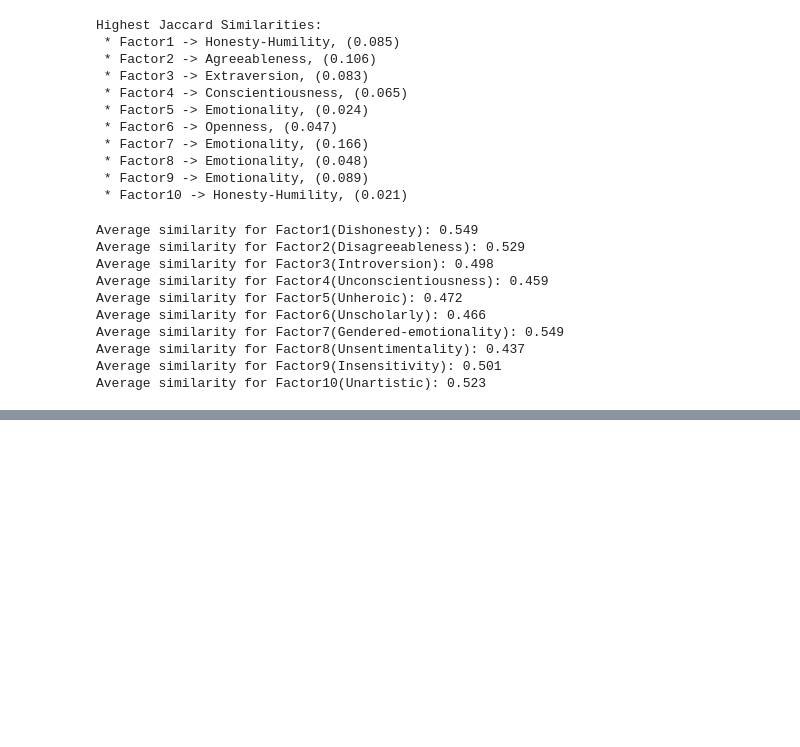
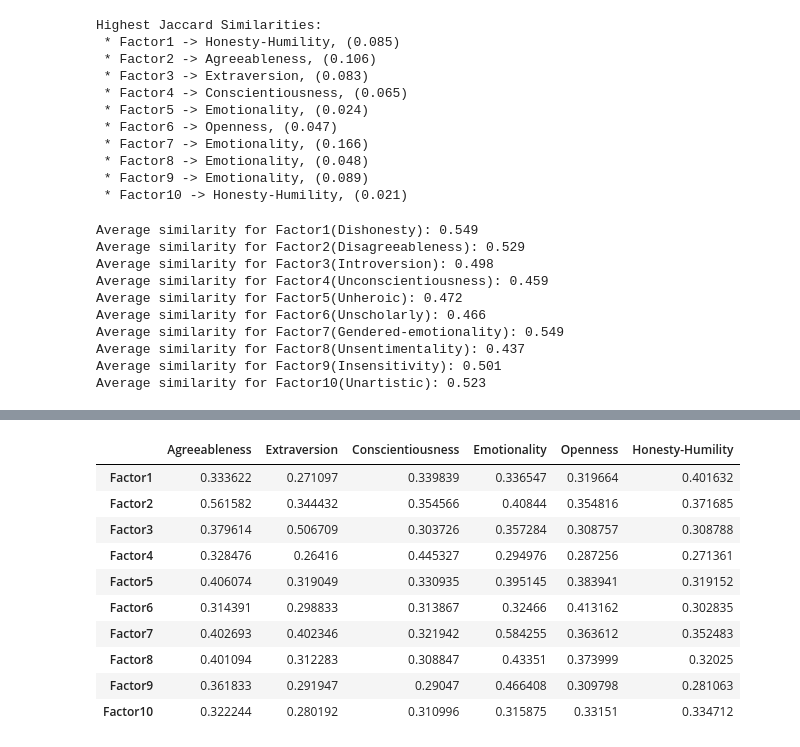
Before and after one commit to alan-turing-institute/hexaco-rep-public, a Jupyter notebook: popCensus_10Factor.ipynb, the cells around one changed output, grey strips where cells are left out. Cells and saved outputs as stored; diff of their text form; code cells hidden in the pictures; blank space fills up the shorter version.

Commit message:
with semantic similarity

```diff
--- a/popCensus_10Factor.ipynb
+++ b/popCensus_10Factor.ipynb
@@ -66,4 +59,7 @@ for dim in highest_loadings:
 print("Cronbach's Alpha: "+", ".join([f"{x:.2f}" for x in alphas]))
 # %% [output]
 Cronbach's Alpha: 0.94, 0.93, 0.96, 0.45, 0.68, 0.33, 0.55, 0.79, 0.86, 0.79
+# %%
+from support.data_support import load_hexaco_data
+hexaco_data = load_hexaco_data()
 # %%
@@ -104,3 +99,18 @@ Average similarity for Factor7(Gendered-emotionality): 0.549
 Average similarity for Factor8(Unsentimentality): 0.437
 Average similarity for Factor9(Insensitivity): 0.501
 Average similarity for Factor10(Unartistic): 0.523
+# %%
+from support.semantic_similarity import compute_similarity_between_sets
+
+# for compatibility with results in paper - 'gentle-hearted' is removed from hexaco
+# Agreeableness set, as it was not one of the adjectives used during our survey.
+hexaco_data['Agreeableness'] = hexaco_data['Agreeableness'].drop('gentle-hearted')
+
+results = pd.DataFrame(columns=hexaco_data.keys(), index=highest_loadings.keys())
+for factor in highest_loadings:
+    factor_terms = [x for x in highest_loadings[factor].index]
+    for dim in hexaco_data:
+        dim_terms = [x for x in hexaco_data[dim].dropna().index]
+        sim = compute_similarity_between_sets(factor_terms, dim_terms, model)
+        results.loc[factor, dim] = sim
+    print(f"Max similarity for {factor} = {results.loc[factor].max():.3f} ({results.loc[factor].idxmax()})")
@@ -106,0 +128,14 @@ Average similarity for Factor10(Unartistic): 0.523
+# %%
+results
+# %% [output]
+|  | Agreeableness | Extraversion | Conscientiousness | Emotionality | Openness | Honesty-Humility |
+| Factor1 | 0.333622 | 0.271097 | 0.339839 | 0.336547 | 0.319664 | 0.401632 |
+| Factor2 | 0.561582 | 0.344432 | 0.354566 | 0.40844 | 0.354816 | 0.371685 |
+| Factor3 | 0.379614 | 0.506709 | 0.303726 | 0.357284 | 0.308757 | 0.308788 |
+| Factor4 | 0.328476 | 0.26416 | 0.445327 | 0.294976 | 0.287256 | 0.271361 |
+| Factor5 | 0.406074 | 0.319049 | 0.330935 | 0.395145 | 0.383941 | 0.319152 |
+| Factor6 | 0.314391 | 0.298833 | 0.313867 | 0.32466 | 0.413162 | 0.302835 |
+| Factor7 | 0.402693 | 0.402346 | 0.321942 | 0.584255 | 0.363612 | 0.352483 |
+| Factor8 | 0.401094 | 0.312283 | 0.308847 | 0.43351 | 0.373999 | 0.32025 |
+| Factor9 | 0.361833 | 0.291947 | 0.29047 | 0.466408 | 0.309798 | 0.281063 |
+| Factor10 | 0.322244 | 0.280192 | 0.310996 | 0.315875 | 0.33151 | 0.334712 |
```
Also changed, not shown: parts of 3 cells of this notebook, 5 other files.
